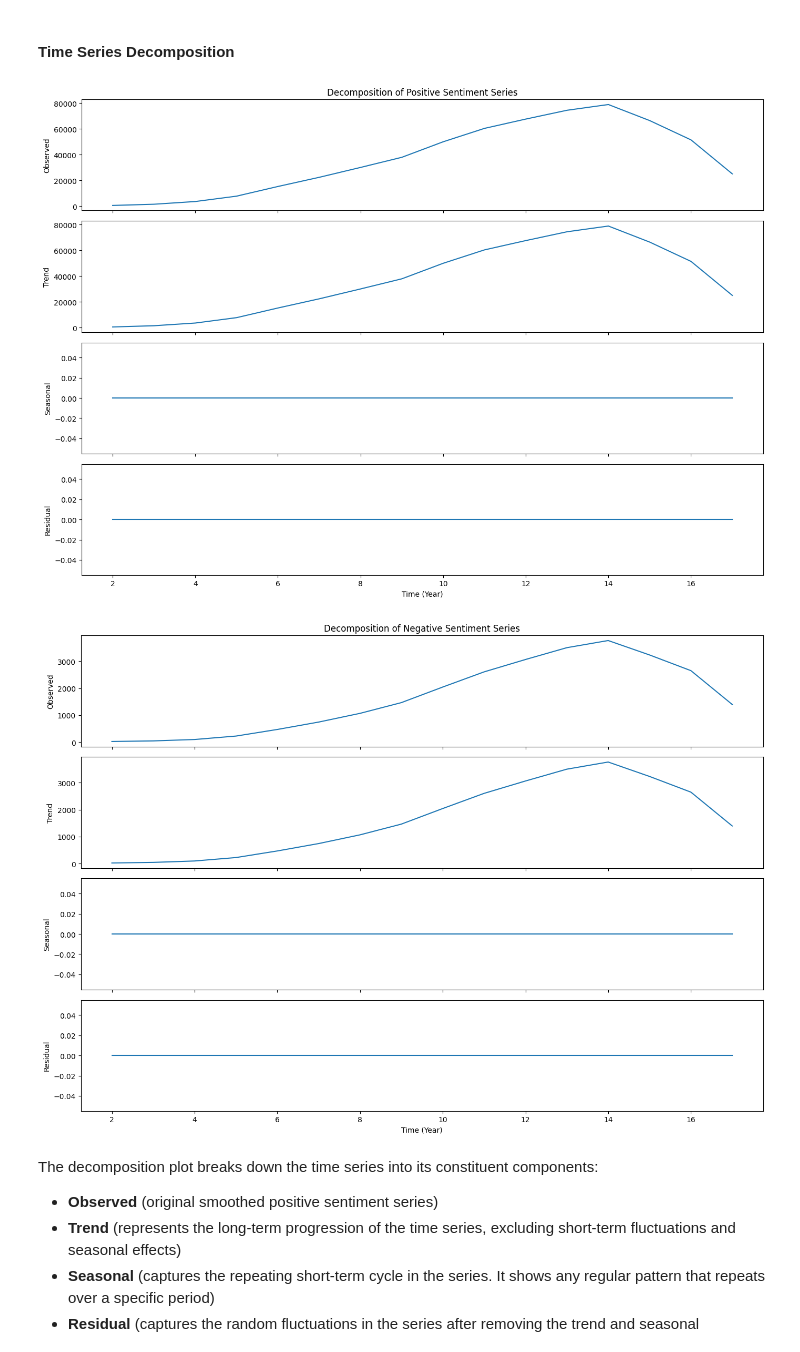
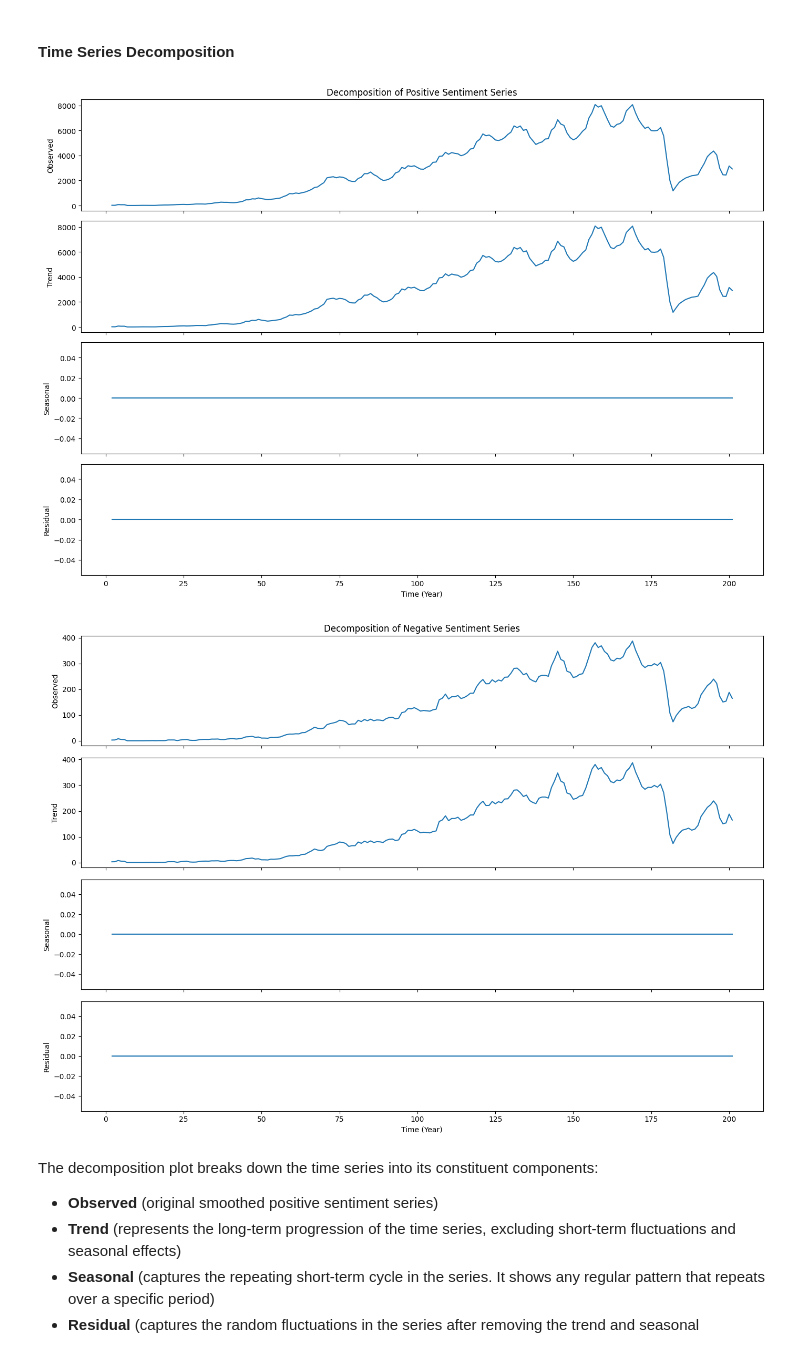
Before and after one commit to Antoni0Ferreira/FEUP-CAC, a Jupyter notebook: nlp_timeseries.ipynb, the cells around one changed output. Drawn from its saved outputs; the diff is of its cells as text; code cells hidden in the pictures.

```diff
--- a/nlp_timeseries.ipynb
+++ b/nlp_timeseries.ipynb
@@ -29,6 +29,7 @@ print(data.head())
 # %%
 data['date'] = pd.to_datetime(data['date'])
 data['year'] = data['date'].dt.year
+data['month'] = data['date'].dt.month
 sentiment_counts = data.groupby(['year', 'sentiment']).size().unstack(fill_value=0)
 
 print(sentiment_counts.head())
@@ -299,9 +348,13 @@ window_size = 3
 yearly_data['positive_smoothed'] = yearly_data['positive'].rolling(window=window_size).mean()
 yearly_data['negative_smoothed'] = yearly_data['negative'].rolling(window=window_size).mean()
 
+monthly_data = data.groupby(['year', 'month']).agg({'positive': 'sum', 'negative': 'sum'}).reset_index()
+monthly_data['positive_smoothed'] = monthly_data['positive'].rolling(window=window_size).mean()
+monthly_data['negative_smoothed'] = monthly_data['negative'].rolling(window=window_size).mean()
+
 # Perform the Augmented Dickey-Fuller test
-adf_result_positive = adfuller(yearly_data['positive_smoothed'].dropna())
-adf_result_negative = adfuller(yearly_data['negative_smoothed'].dropna())
+adf_result_positive = adfuller(monthly_data['positive_smoothed'].dropna())
+adf_result_negative = adfuller(monthly_data['negative_smoothed'].dropna())
 
 # Print ADF test results for positive sentiment
 print('ADF Statistic for Positive Sentiment:', adf_result_positive[0])
@@ -351,8 +404,8 @@ Now that we know both the positive and negative sentiment time series are statio
 from statsmodels.tsa.seasonal import seasonal_decompose
 
 # Decompose the positive sentiment series
-positive_decomposition = seasonal_decompose(yearly_data['positive_smoothed'].dropna(), model='additive', period=1)
-negative_decomposition = seasonal_decompose(yearly_data['negative_smoothed'].dropna(), model='additive', period=1)
+positive_decomposition = seasonal_decompose(monthly_data['positive_smoothed'].dropna(), model='additive', period=1)
+negative_decomposition = seasonal_decompose(monthly_data['negative_smoothed'].dropna(), model='additive', period=1)
 
 # Plot the decomposition for positive sentiment
 fig, (ax1, ax2, ax3, ax4) = plt.subplots(4, 1, figsize=(14, 10), sharex=True)
@@ -365,35 +418,35 @@ ax2.set_ylabel('Trend')
 
 ax3.plot(positive_decomposition.seasonal)
 ax3.set_ylabel('Seasonal')
 
 ax4.plot(positive_decomposition.resid)
 ax4.set_ylabel('Residual')
 ax4.set_xlabel('Time (Year)')
 
 plt.tight_layout()
 plt.show()
 
 # Plot the decomposition for negative sentiment
 fig, (ax5, ax6, ax7, ax8) = plt.subplots(4, 1, figsize=(14, 10), sharex=True)
 ax5.plot(negative_decomposition.observed)
 ax5.set_ylabel('Observed')
 ax5.set_title('Decomposition of Negative Sentiment Series')
 
 ax6.plot(negative_decomposition.trend)
 ax6.set_ylabel('Trend')
 
 ax7.plot(negative_decomposition.seasonal)
 ax7.set_ylabel('Seasonal')
 
 ax8.plot(negative_decomposition.resid)
 ax8.set_ylabel('Residual')
 ax8.set_xlabel('Time (Year)')
 
 plt.tight_layout()
 plt.show()
 # %% [output]
-[figure, old version]
+[figure, new version]
-[figure, old version]
+[figure, new version]
 # %% [markdown]
 The decomposition plot breaks down the time series into its constituent components:
 - **Observed** (original smoothed positive sentiment series)
```
Also changed, not shown: parts of 11 cells of this notebook.
